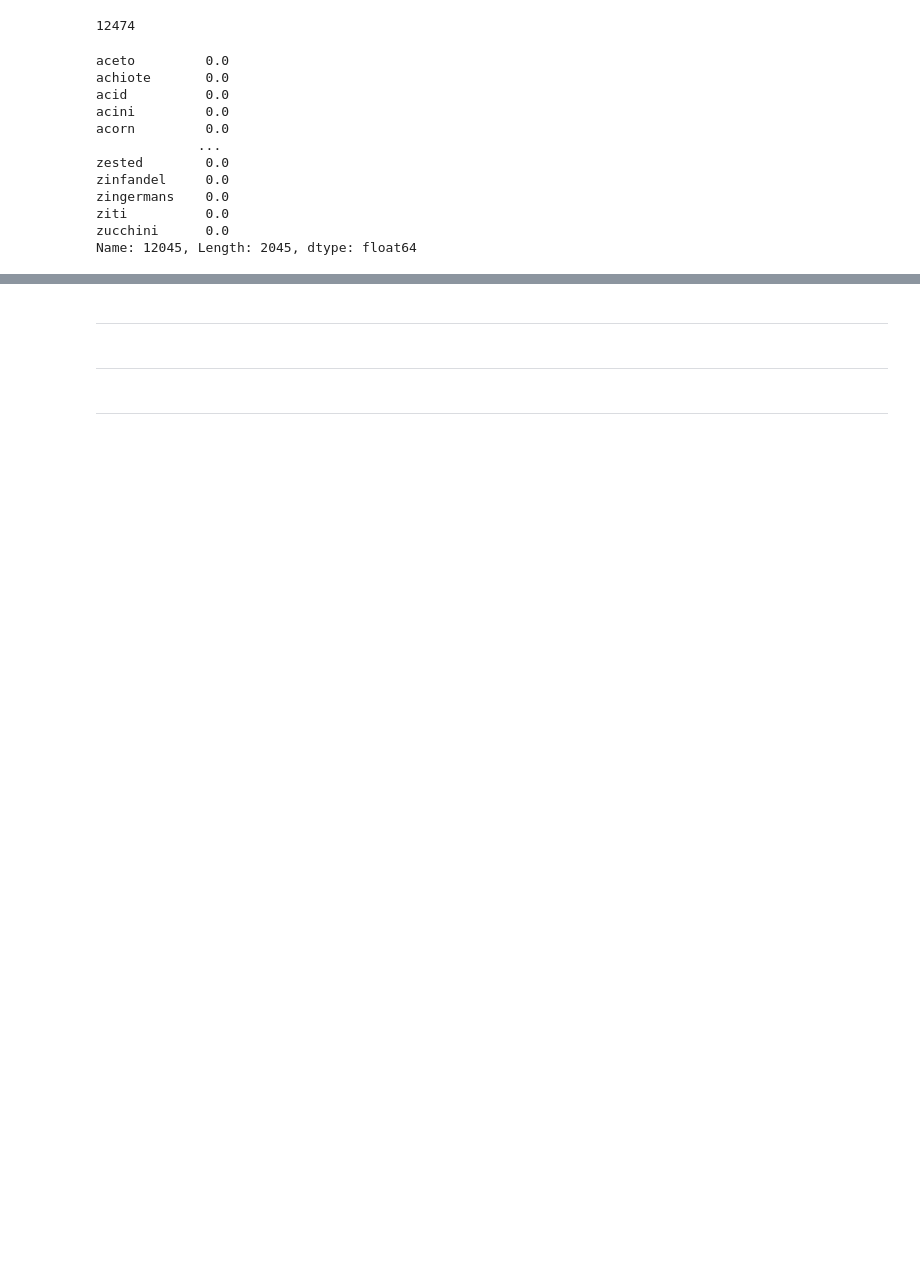
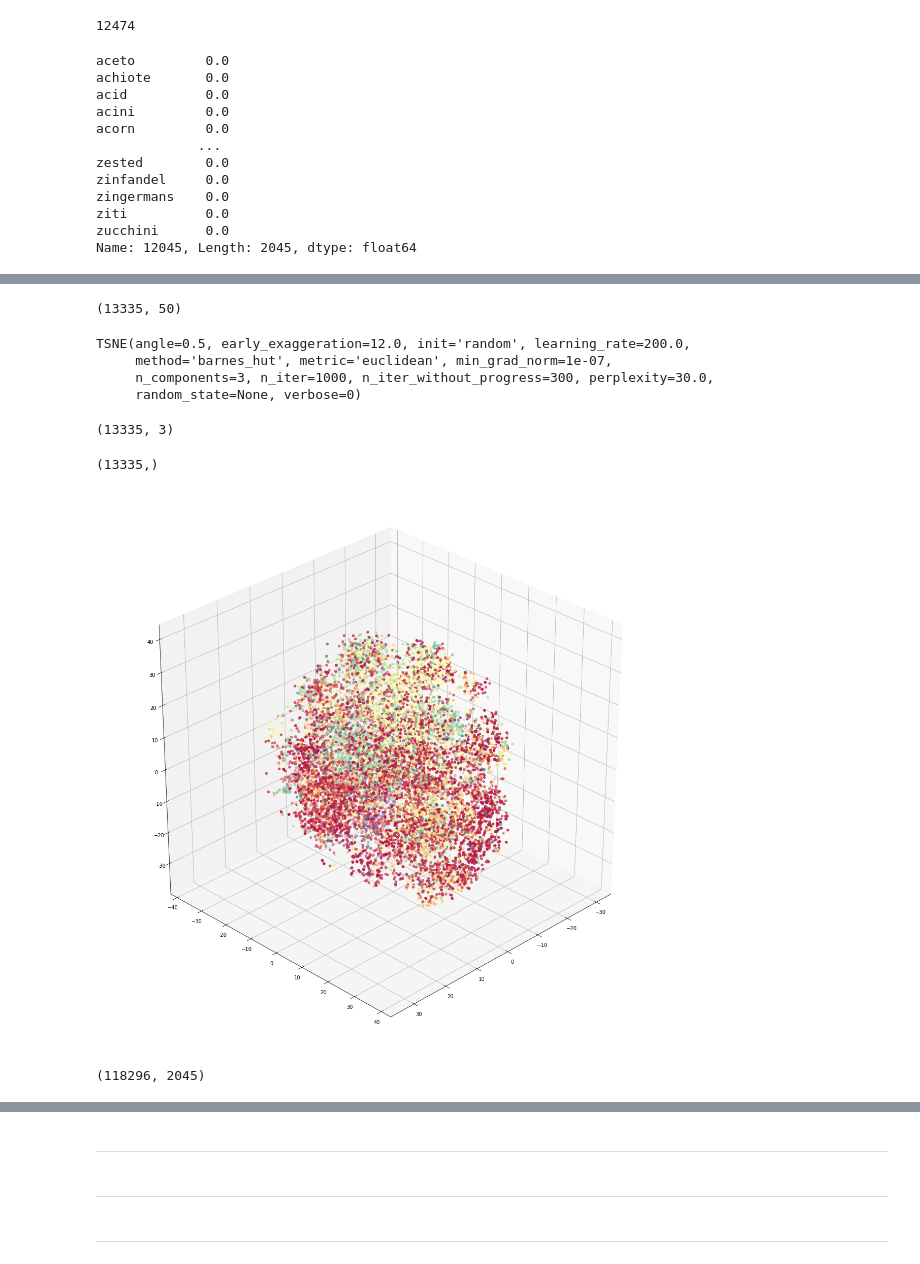
Before and after one commit to AaronWChen/suggest_recipe, a Jupyter notebook: python/epicurious_eda.ipynb, the cells around one changed output, grey strips where cells are left out. Drawn from its saved outputs; the diff is of its cells as text; code cells hidden in the pictures; blank space fills up the shorter version.

```diff
--- a/python/epicurious_eda.ipynb
+++ b/python/epicurious_eda.ipynb
@@ -616,0 +820,34 @@ Name: 12045, Length: 2045, dtype: float64
+# %%
+tsvd1_ingreds = tsvd1.transform(combo.drop(['imputed_label'], axis=1))
+tsvd1_ingreds.shape
+# %% [output]
+(13335, 50)
+# %%
+tsne1 = TSNE(n_components=3)
+# %%
+tsne1.fit(tsvd1_ingreds)
+# %% [output]
+TSNE(angle=0.5, early_exaggeration=12.0, init='random', learning_rate=200.0,
+     method='barnes_hut', metric='euclidean', min_grad_norm=1e-07,
+     n_components=3, n_iter=1000, n_iter_without_progress=300, perplexity=30.0,
+     random_state=None, verbose=0)
+# %%
+tsne1_ingreds = tsne1.fit_transform(tsvd1_ingreds)
+# %%
+tsne1_ingreds.shape
+# %% [output]
+(13335, 3)
+# %%
+tsne1_ingreds[:,0].shape
+# %% [output]
+(13335,)
+# %%
+fig = plt.figure(figsize=(20,20))
+ax = fig.add_subplot(111, projection='3d')
+ax.scatter(xs=tsne1_ingreds[:,0], ys=tsne1_ingreds[:,1], zs=tsne1_ingreds[:,2],
+           c=label_index,
+           cmap='Spectral')
+ax.view_init(30, 45)
+plt.show()
+# %% [output]
+[figure, added]
@@ -616,0 +856,4 @@ Name: 12045, Length: 2045, dtype: float64
+# %%
+X_res.shape
+# %% [output]
+(118296, 2045)
```
Also changed, not shown: parts of 128 cells of this notebook, 1 other file.
